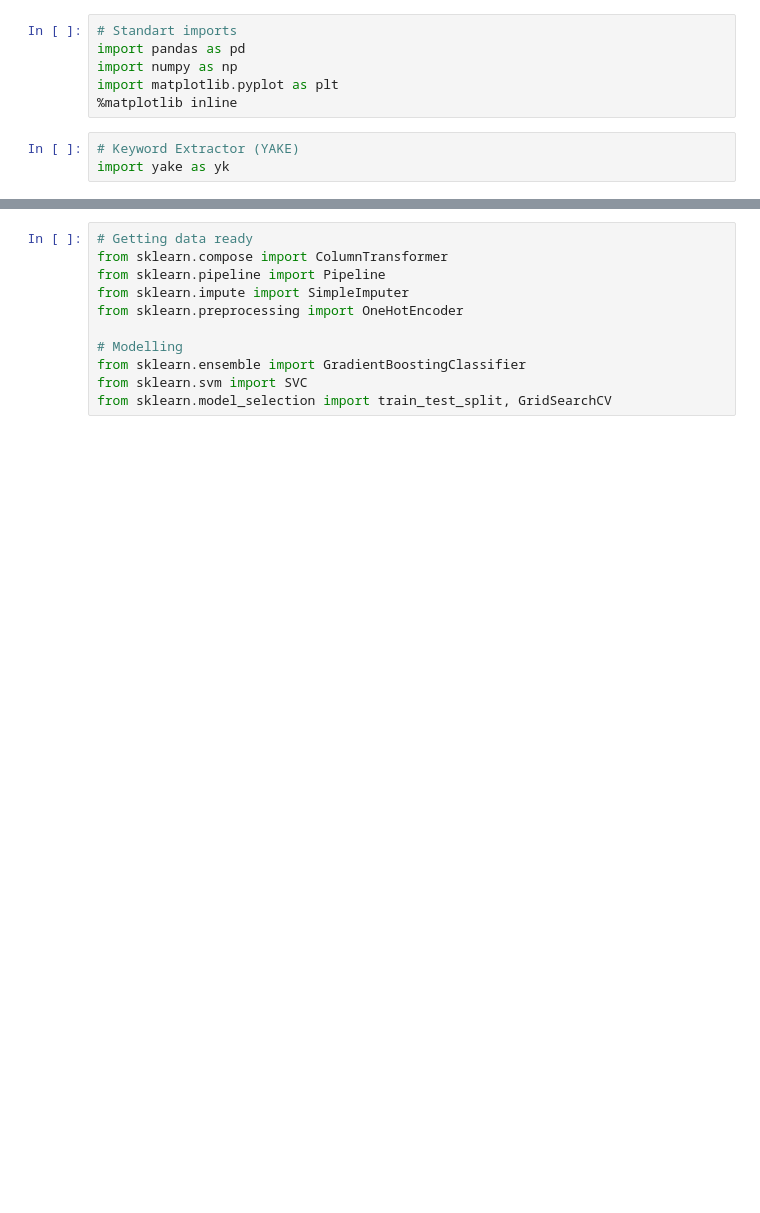
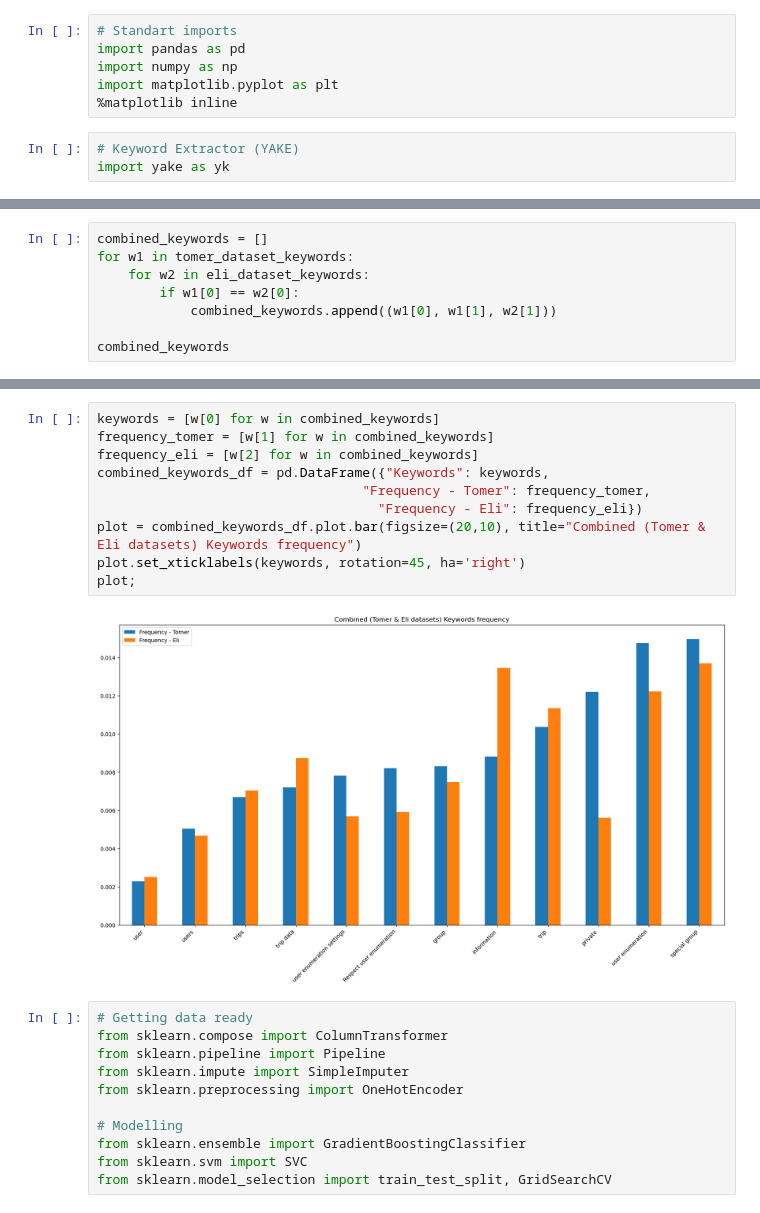
Before and after one commit to TomerBenShimol/Privacy_violations_classification_in_Github_projects, a Jupyter notebook: Privacy-Violations-In-Github.ipynb, the cells around one changed output, grey strips where cells are left out. Cells and saved outputs as stored; diff of their text form; blank space fills up the shorter version.

```diff
--- a/Privacy-Violations-In-Github.ipynb
+++ b/Privacy-Violations-In-Github.ipynb
@@ -104,0 +133,8 @@ tomer_dataset_keywords
+# %%
+combined_keywords = []
+for w1 in tomer_dataset_keywords:
+    for w2 in eli_dataset_keywords:
+        if w1[0] == w2[0]:
+            combined_keywords.append((w1[0], w1[1], w2[1]))
+
+combined_keywords
@@ -117,3 +178,15 @@ plot;
+# %%
+keywords = [w[0] for w in combined_keywords]
+frequency_tomer = [w[1] for w in combined_keywords]
+frequency_eli = [w[2] for w in combined_keywords]
+combined_keywords_df = pd.DataFrame({"Keywords": keywords,
+                                  "Frequency - Tomer": frequency_tomer,
+                                    "Frequency - Eli": frequency_eli})
+plot = combined_keywords_df.plot.bar(figsize=(20,10), title="Combined (Tomer & Eli datasets) Keywords frequency")
+plot.set_xticklabels(keywords, rotation=45, ha='right')
+plot;
+# %% [output]
+[figure, added]
 # %%
 # Getting data ready
 from sklearn.compose import ColumnTransformer
```
Also changed, not shown: parts of 16 cells of this notebook, 2 other files.
